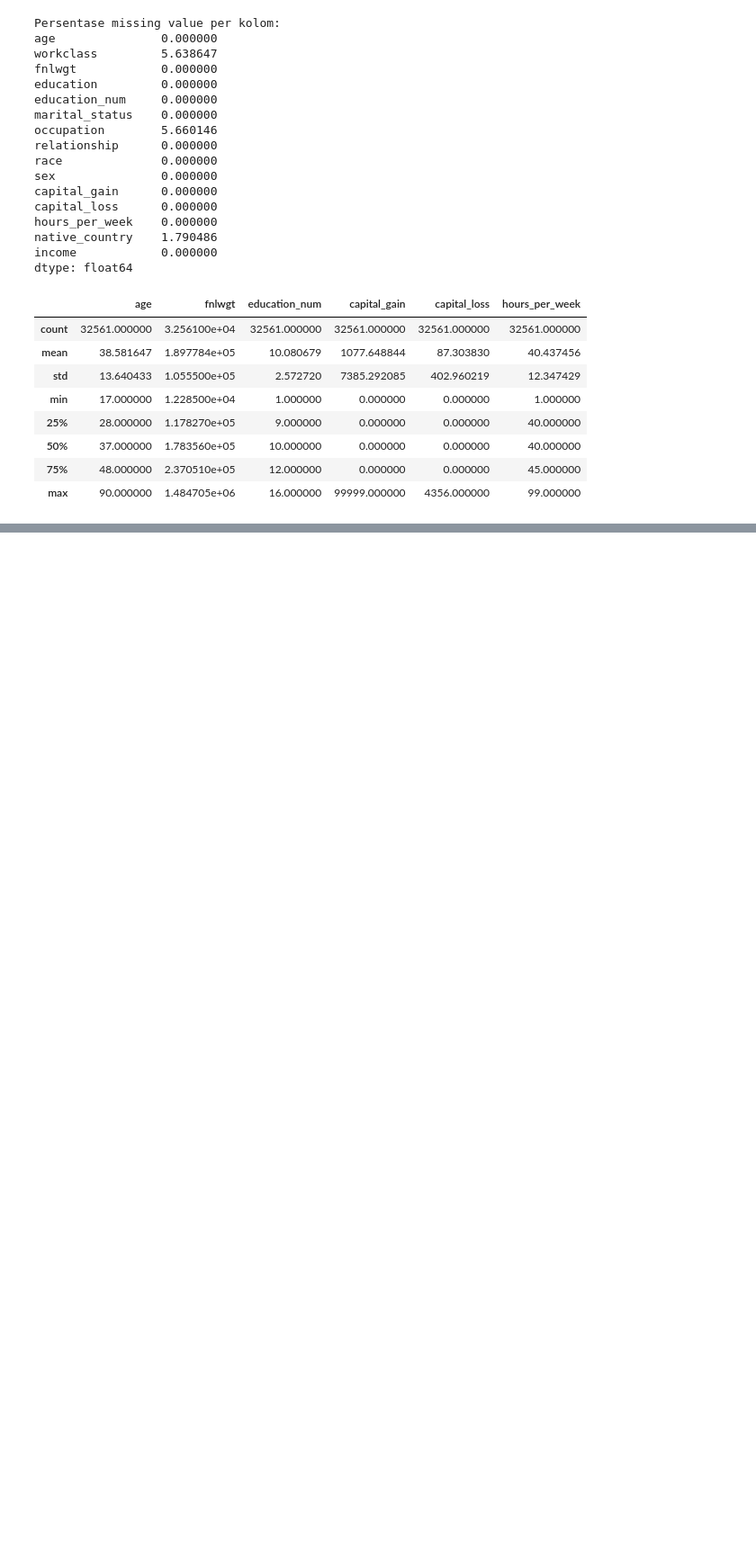
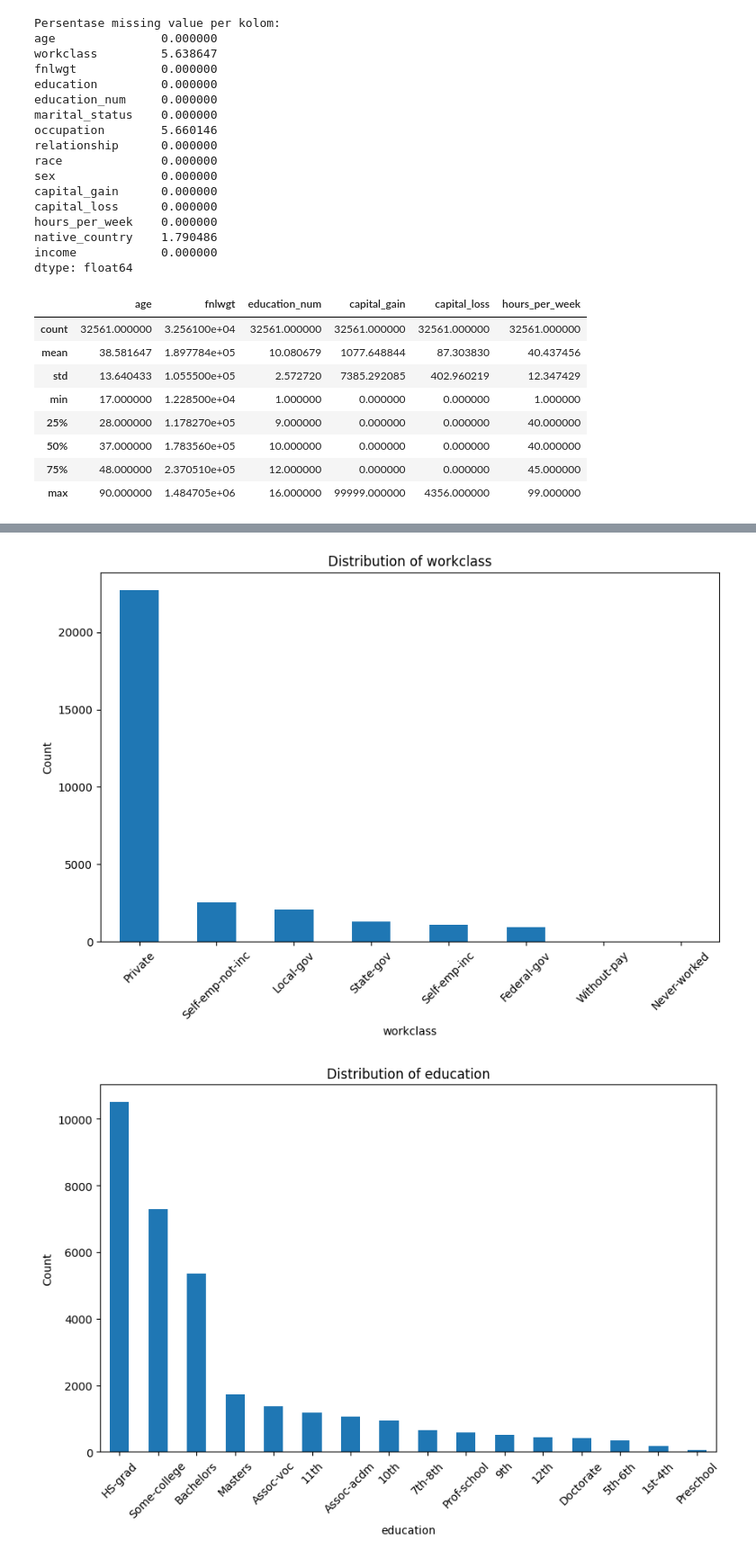
Before and after one commit to zaininijar/machine-learning-examing-data, a Jupyter notebook: ExaimingData.ipynb, the cells around one changed output, grey strips where cells are left out. Shown at 90% size. Cells and saved outputs as stored; diff of their text form; code cells hidden in the pictures; blank space fills up the shorter version.

```diff
--- a/ExaimingData.ipynb
+++ b/ExaimingData.ipynb
@@ -99,0 +123,13 @@ df.describe()
+# %%
+categorical_features = df.select_dtypes(include=['object']).columns
+for feature in categorical_features:
+  plt.figure(figsize=(10, 6))
+  df[feature].value_counts().plot(kind='bar')
+  plt.title(f'Distribution of {feature}')
+  plt.ylabel('Count')
+  plt.xlabel(feature)
+  plt.xticks(rotation=45)
+  plt.show()
+# %% [output]
+[figure, added]
+[figure, added]
```
Also changed, not shown: parts of 10 cells of this notebook.
